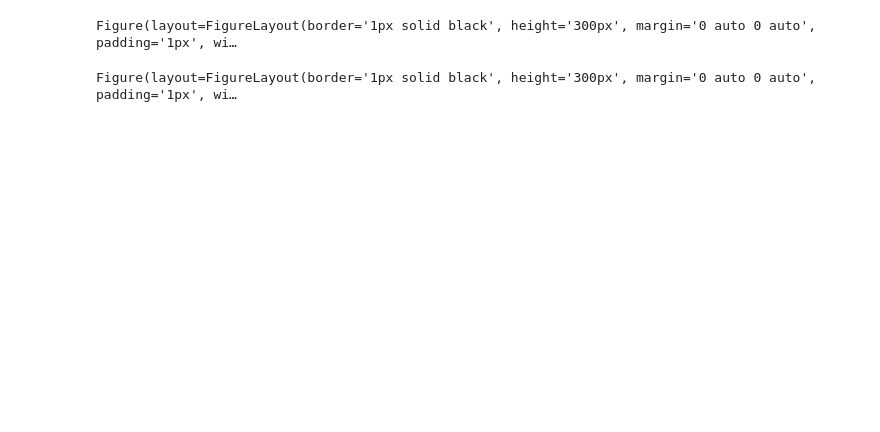
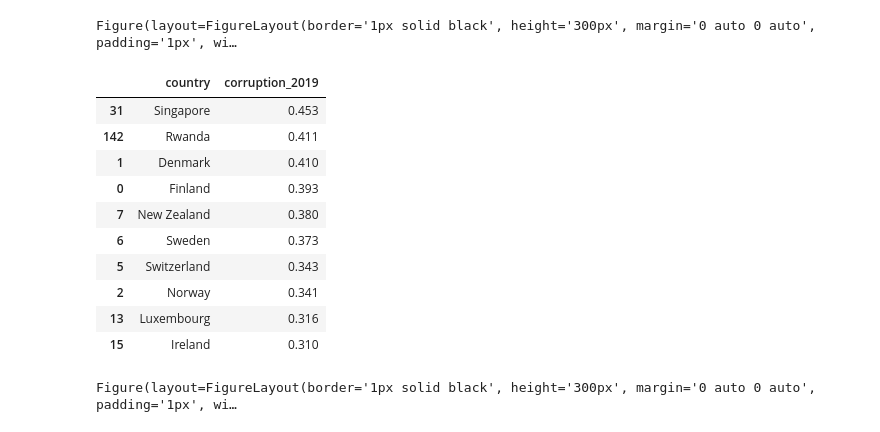
Before and after one commit to josiedeleon/Team9--Project1, a Jupyter notebook: Project 1 Happiness.ipynb, the cells around one changed output. Saved outputs shown, nothing was run; the diff lists cells and outputs as text; code cells hidden in the pictures; blank space fills up the shorter version.

```diff
--- a/Project 1 Happiness.ipynb
+++ b/Project 1 Happiness.ipynb
@@ -136,6 +150,20 @@ fig.add_layer(corrupt_layer)
 fig
 # %% [output]
 Figure(layout=FigureLayout(border='1px solid black', height='300px', margin='0 auto 0 auto', padding='1px', wi…
+# %%
+coord_merge_df[["country","corruption_2019"]].head(10)
+# %% [output]
+|  | country | corruption_2019 |
+| 31 | Singapore | 0.453 |
+| 142 | Rwanda | 0.411 |
+| 1 | Denmark | 0.410 |
+| 0 | Finland | 0.393 |
+| 7 | New Zealand | 0.380 |
+| 6 | Sweden | 0.373 |
+| 5 | Switzerland | 0.343 |
+| 2 | Norway | 0.341 |
+| 13 | Luxembourg | 0.316 |
+| 15 | Ireland | 0.310 |
 # %%
 # Plot 2020 Happiness Heatmap
 coord_merge_df = coord_merge_df.sort_values(by="happiness_score_2020", ascending=False)
```
Also changed, not shown: parts of 9 cells of this notebook, 6 other files.
